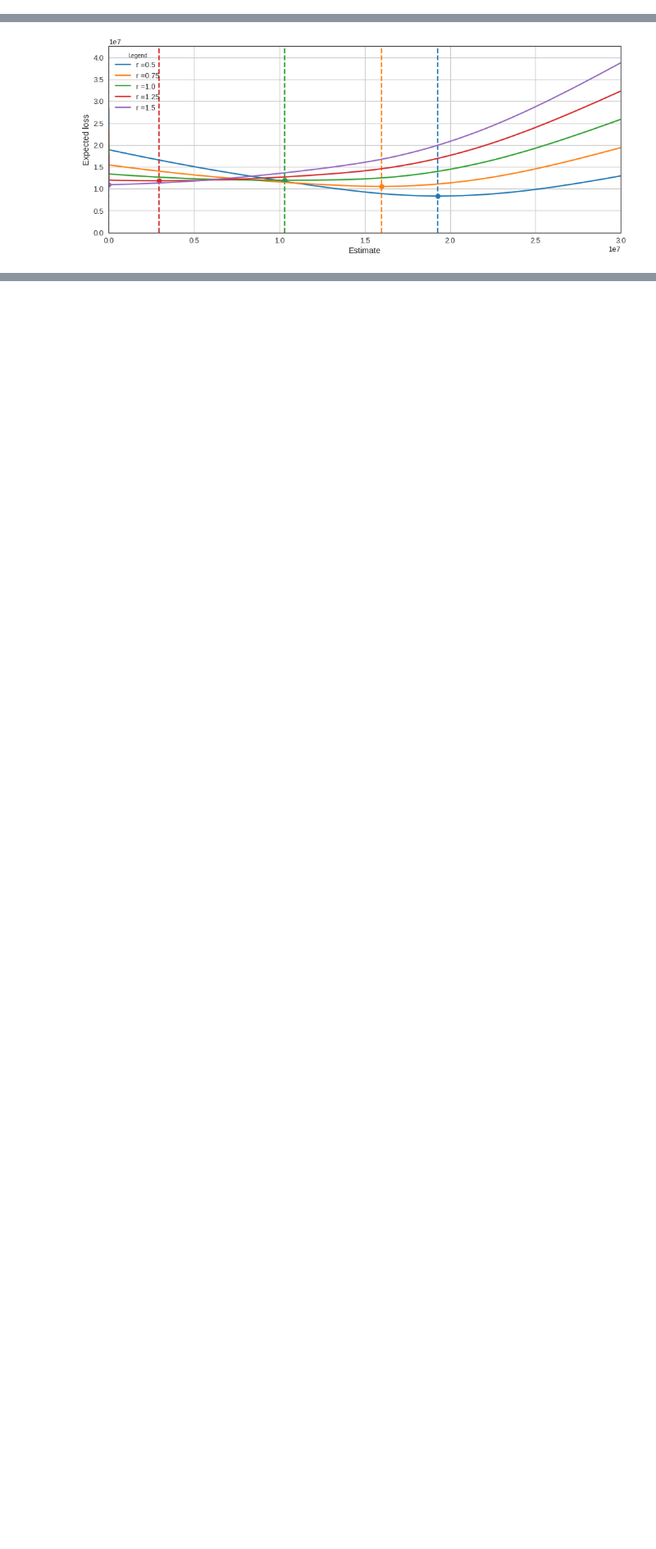
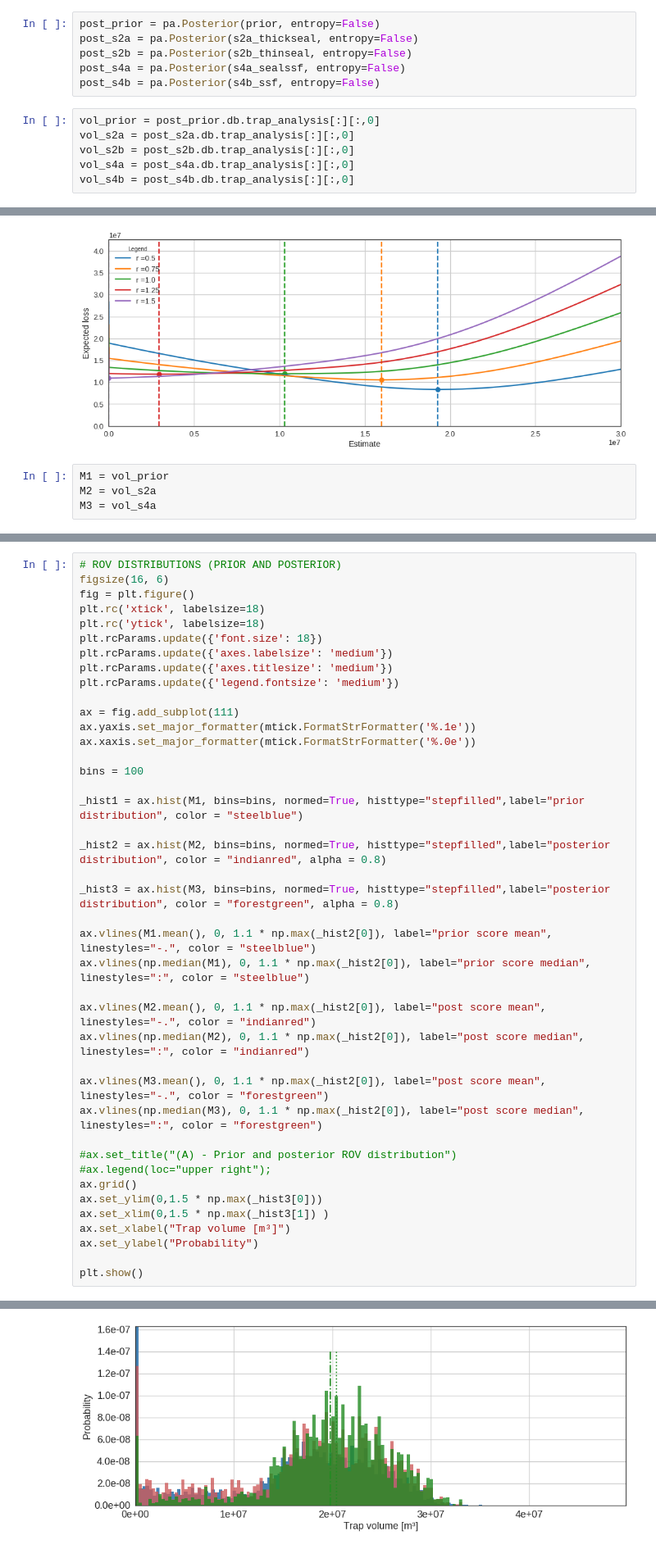
Before and after one commit to nre-aachen/Theses, a Jupyter notebook: Risk analysis/Notebooks/post_submission_continued_work/Post Analysis.ipynb, the cells around one changed output, grey strips where cells are left out. Shown at 82% size. Drawn from its saved outputs; the diff is of its cells as text; blank space fills up the shorter version.

Commit message:
Post analysis changes

```diff
--- a/Risk analysis/Notebooks/post_submission_continued_work/Post Analysis.ipynb
+++ b/Risk analysis/Notebooks/post_submission_continued_work/Post Analysis.ipynb
@@ -50,3 +56,15 @@ post = pa.Posterior(dbname0, entropy=False)
+# %%
+post_prior = pa.Posterior(prior, entropy=False)
+post_s2a = pa.Posterior(s2a_thickseal, entropy=False)
+post_s2b = pa.Posterior(s2b_thinseal, entropy=False)
+post_s4a = pa.Posterior(s4a_sealssf, entropy=False)
+post_s4b = pa.Posterior(s4b_ssf, entropy=False)
+# %%
+vol_prior = post_prior.db.trap_analysis[:][:,0]
+vol_s2a = post_s2a.db.trap_analysis[:][:,0]
+vol_s2b = post_s2b.db.trap_analysis[:][:,0]
+vol_s4a = post_s4a.db.trap_analysis[:][:,0]
+vol_s4b = post_s4b.db.trap_analysis[:][:,0]
 # %%
 vol_trace = post.db.trap_analysis[:][:,0]
 ssf_trace = post.db.trap_analysis[:][:,1]
@@ -83,3 +99,7 @@ Bayes action (minimum) at risk r 1.00: 10304000.00 --- expected loss: 11929301.5
 Bayes action (minimum) at risk r 1.25: 2944000.00 --- expected loss: 11832360.88
 Bayes action (minimum) at risk r 1.50: 0.00 --- expected loss: 10925550.89
 [figure]
+# %%
+M1 = vol_prior
+M2 = vol_s2a
+M3 = vol_s4a
@@ -85,0 +109,42 @@ Bayes action (minimum) at risk r 1.50: 0.00 --- expected loss: 10925550.89
+# %%
+# ROV DISTRIBUTIONS (PRIOR AND POSTERIOR)
+figsize(16, 6)
+fig = plt.figure()
+plt.rc('xtick', labelsize=18)
+plt.rc('ytick', labelsize=18)
+plt.rcParams.update({'font.size': 18})
+plt.rcParams.update({'axes.labelsize': 'medium'})
+plt.rcParams.update({'axes.titlesize': 'medium'})
+plt.rcParams.update({'legend.fontsize': 'medium'})
+
+ax = fig.add_subplot(111)
+ax.yaxis.set_major_formatter(mtick.FormatStrFormatter('%.1e'))
+ax.xaxis.set_major_formatter(mtick.FormatStrFormatter('%.0e'))
+
+bins = 100
+
+_hist1 = ax.hist(M1, bins=bins, normed=True, histtype="stepfilled",label="prior distribution", color = "steelblue")
+
+_hist2 = ax.hist(M2, bins=bins, normed=True, histtype="stepfilled",label="posterior distribution", color = "indianred", alpha = 0.8)
+
+_hist3 = ax.hist(M3, bins=bins, normed=True, histtype="stepfilled",label="posterior distribution", color = "forestgreen", alpha = 0.8)
+
+ax.vlines(M1.mean(), 0, 1.1 * np.max(_hist2[0]), label="prior score mean", linestyles="-.", color = "steelblue")
+ax.vlines(np.median(M1), 0, 1.1 * np.max(_hist2[0]), label="prior score median", linestyles=":", color = "steelblue")
+
+ax.vlines(M2.mean(), 0, 1.1 * np.max(_hist2[0]), label="post score mean", linestyles="-.", color = "indianred")
+ax.vlines(np.median(M2), 0, 1.1 * np.max(_hist2[0]), label="post score median", linestyles=":", color = "indianred")
+
+ax.vlines(M3.mean(), 0, 1.1 * np.max(_hist2[0]), label="post score mean", linestyles="-.", color = "forestgreen")
+ax.vlines(np.median(M3), 0, 1.1 * np.max(_hist2[0]), label="post score median", linestyles=":", color = "forestgreen")
+
+#ax.set_title("(A) - Prior and posterior ROV distribution")
+#ax.legend(loc="upper right");
+ax.grid()
+ax.set_ylim(0,1.5 * np.max(_hist3[0]))
+ax.set_xlim(0,1.5 * np.max(_hist3[1]) )
+ax.set_xlabel("Trap volume [m³]")
+ax.set_ylabel("Probability")
+
+plt.show()
+# %% [output]
@@ -85,0 +157 @@ Bayes action (minimum) at risk r 1.50: 0.00 --- expected loss: 10925550.89
+[figure, added]
```
Also changed, not shown: parts of 7 cells of this notebook.
